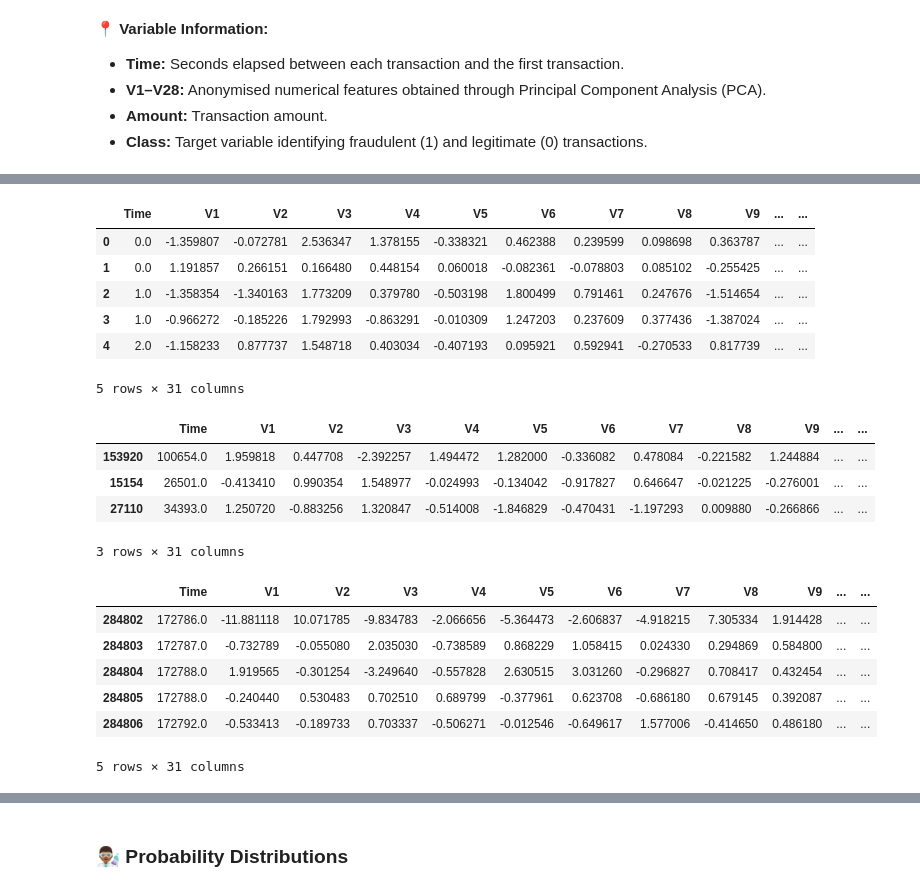
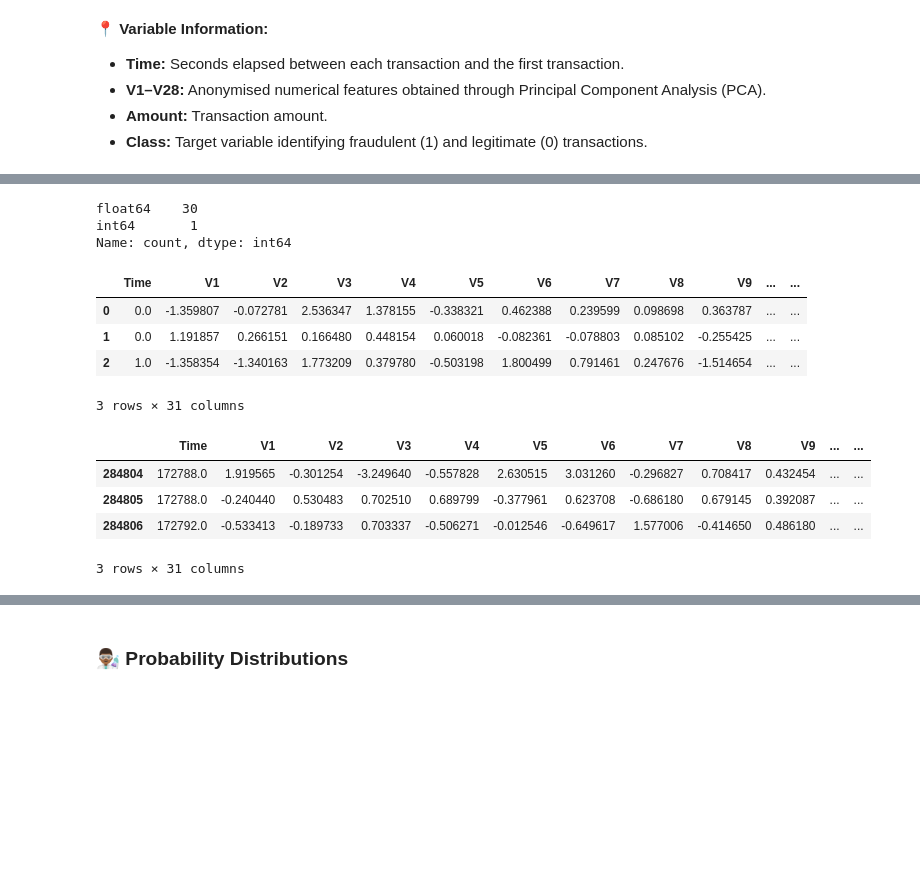
Before and after one commit to CCT-Dublin/CCT_STDA_CA_01_40S, a Jupyter notebook: notebooks/CCT_STDA_CA_01_40S_2026438.ipynb, the cells around one changed output, grey strips where cells are left out. Drawn from its saved outputs; the diff is of its cells as text; code cells hidden in the pictures; blank space fills up the shorter version.

```diff
--- a/notebooks/CCT_STDA_CA_01_40S_2026438.ipynb
+++ b/notebooks/CCT_STDA_CA_01_40S_2026438.ipynb
@@ -126,28 +176,22 @@ Rows: 284,807 ~ Columns: 31
+# %%
+df.dtypes.value_counts()
+# %% [output]
+float64    30
+int64       1
+Name: count, dtype: int64
 # %%
-df.head()
+df.head(n=3)
 # %% [output]
 |  | Time | V1 | V2 | V3 | V4 | V5 | V6 | V7 | V8 | V9 | ... | ... |
 | 0 | 0.0 | -1.359807 | -0.072781 | 2.536347 | 1.378155 | -0.338321 | 0.462388 | 0.239599 | 0.098698 | 0.363787 | ... | ... |
 | 1 | 0.0 | 1.191857 | 0.266151 | 0.166480 | 0.448154 | 0.060018 | -0.082361 | -0.078803 | 0.085102 | -0.255425 | ... | ... |
 | 2 | 1.0 | -1.358354 | -1.340163 | 1.773209 | 0.379780 | -0.503198 | 1.800499 | 0.791461 | 0.247676 | -1.514654 | ... | ... |
-| 3 | 1.0 | -0.966272 | -0.185226 | 1.792993 | -0.863291 | -0.010309 | 1.247203 | 0.237609 | 0.377436 | -1.387024 | ... | ... |
-| 4 | 2.0 | -1.158233 | 0.877737 | 1.548718 | 0.403034 | -0.407193 | 0.095921 | 0.592941 | -0.270533 | 0.817739 | ... | ... |
-5 rows × 31 columns
+3 rows × 31 columns
-# %%
-df.sample(3)
-# %% [output]
-|  | Time | V1 | V2 | V3 | V4 | V5 | V6 | V7 | V8 | V9 | ... | ... |
-| 153920 | 100654.0 | 1.959818 | 0.447708 | -2.392257 | 1.494472 | 1.282000 | -0.336082 | 0.478084 | -0.221582 | 1.244884 | ... | ... |
-| 15154 | 26501.0 | -0.413410 | 0.990354 | 1.548977 | -0.024993 | -0.134042 | -0.917827 | 0.646647 | -0.021225 | -0.276001 | ... | ... |
-| 27110 | 34393.0 | 1.250720 | -0.883256 | 1.320847 | -0.514008 | -1.846829 | -0.470431 | -1.197293 | 0.009880 | -0.266866 | ... | ... |
-3 rows × 31 columns
 # %%
-df.tail(5)
+df.tail(n=3)
 # %% [output]
 |  | Time | V1 | V2 | V3 | V4 | V5 | V6 | V7 | V8 | V9 | ... | ... |
-| 284802 | 172786.0 | -11.881118 | 10.071785 | -9.834783 | -2.066656 | -5.364473 | -2.606837 | -4.918215 | 7.305334 | 1.914428 | ... | ... |
-| 284803 | 172787.0 | -0.732789 | -0.055080 | 2.035030 | -0.738589 | 0.868229 | 1.058415 | 0.024330 | 0.294869 | 0.584800 | ... | ... |
 | 284804 | 172788.0 | 1.919565 | -0.301254 | -3.249640 | -0.557828 | 2.630515 | 3.031260 | -0.296827 | 0.708417 | 0.432454 | ... | ... |
 | 284805 | 172788.0 | -0.240440 | 0.530483 | 0.702510 | 0.689799 | -0.377961 | 0.623708 | -0.686180 | 0.679145 | 0.392087 | ... | ... |
 | 284806 | 172792.0 | -0.533413 | -0.189733 | 0.703337 | -0.506271 | -0.012546 | -0.649617 | 1.577006 | -0.414650 | 0.486180 | ... | ... |
-5 rows × 31 columns
+3 rows × 31 columns
```
Also changed, not shown: parts of 66 cells of this notebook, 1 other file.
